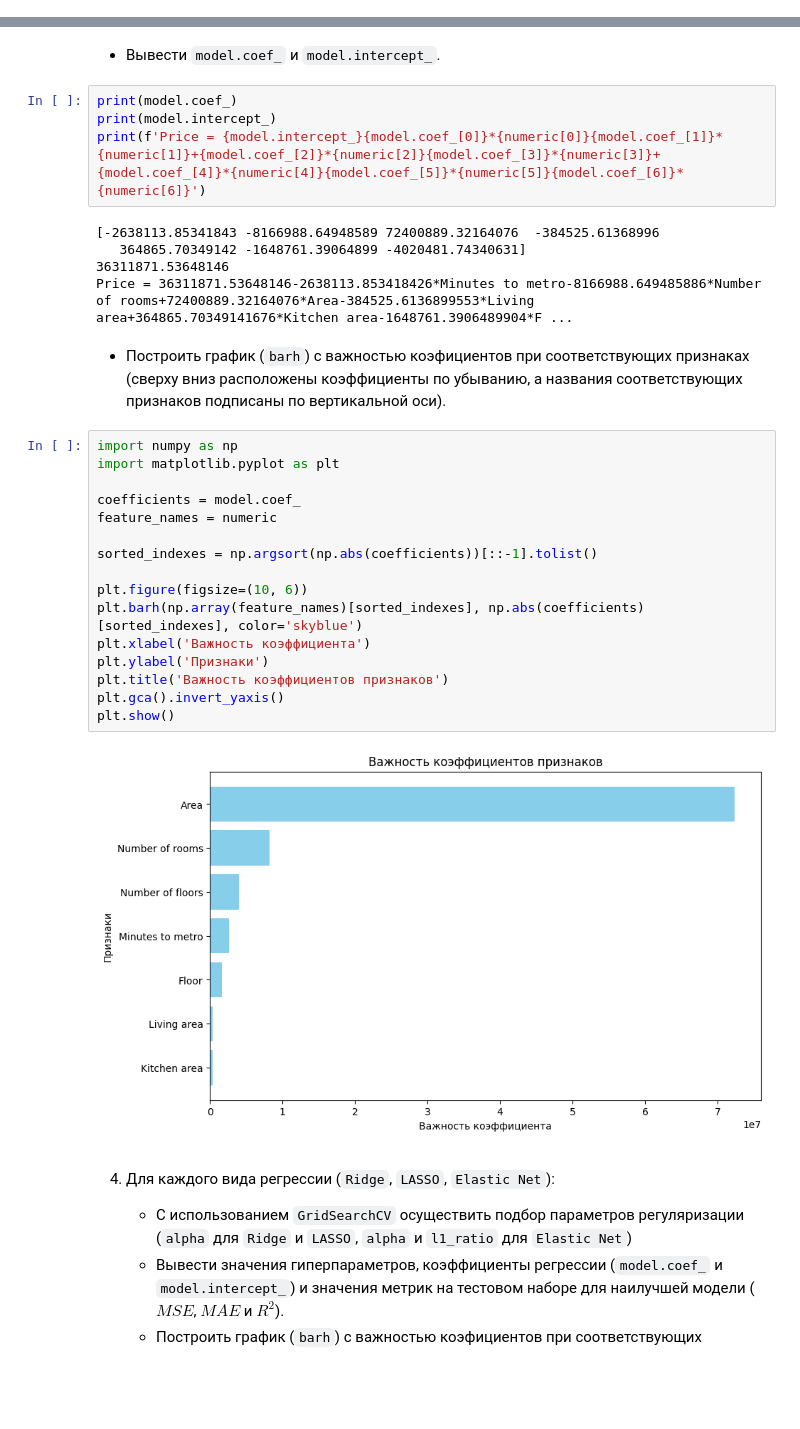
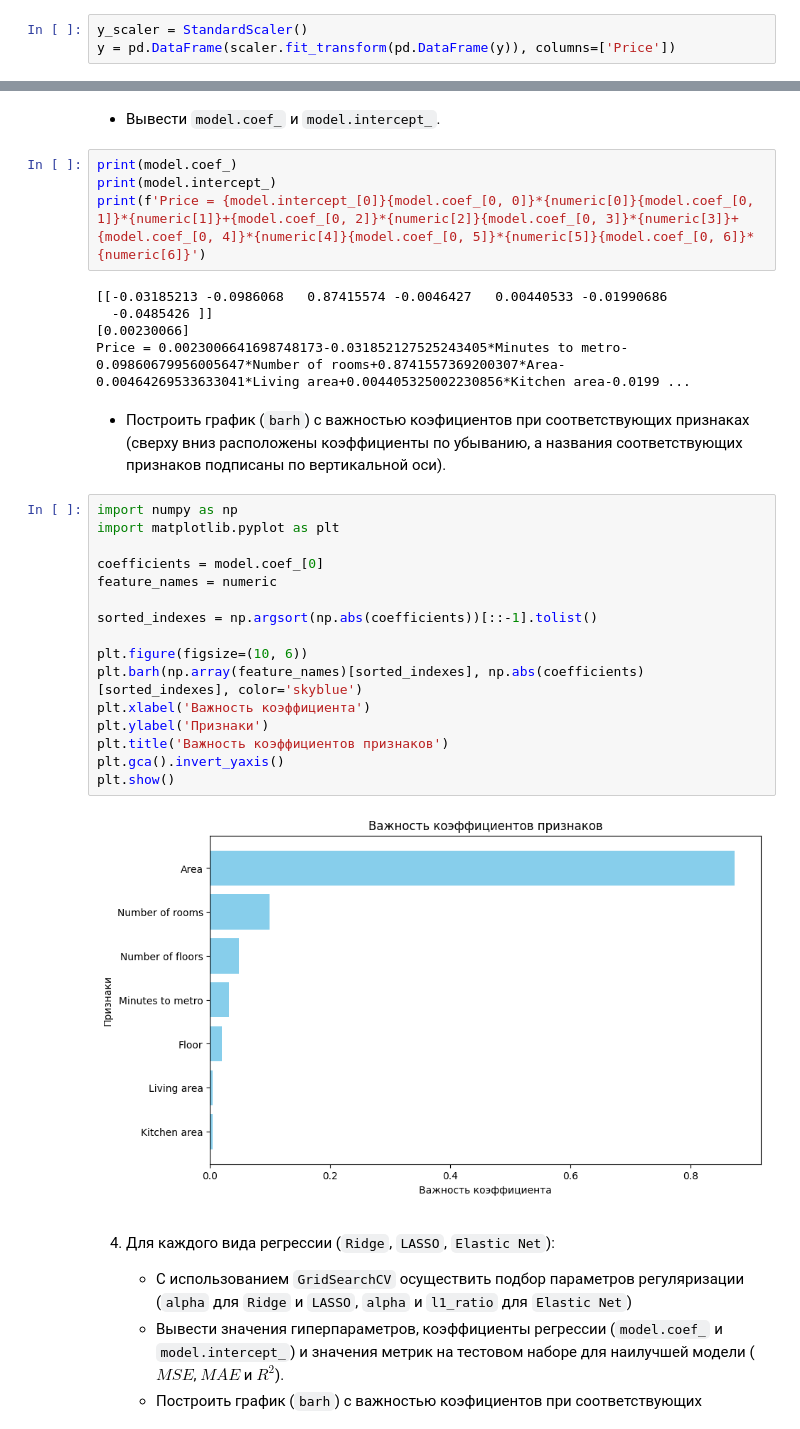
Before and after one commit to Mr-Egorchik/AI-Tech, a Jupyter notebook: 6133_ChitorkinEE_lab_5_regression.ipynb, the cells around one changed output, grey strips where cells are left out. Cells and saved outputs as stored; diff of their text form; blank space fills up the shorter version.

```diff
--- a/6133_ChitorkinEE_lab_5_regression.ipynb
+++ b/6133_ChitorkinEE_lab_5_regression.ipynb
@@ -95,6 +95,9 @@ X_scaled.head()
 | 2 | Secondary | Мякинино | 0.340311 | Moscow region | -0.684669 | -0.398830 | -0.585413 | ... |
 | 3 | Secondary | Строгино | -0.626758 | Moscow region | -0.684669 | -0.539248 | -0.590659 | ... |
 | 4 | Secondary | Опалиха | -0.949114 | Moscow region | -0.684669 | -0.501218 | -0.611644 | ... |
+# %%
+y_scaler = StandardScaler()
+y = pd.DataFrame(scaler.fit_transform(pd.DataFrame(y)), columns=['Price'])
 # %% [markdown]
    - Визуализировать `heatmap`-матрицу кореллированности признаков.
 # %%
@@ -160,32 +163,32 @@ print(f"Коэффициент детерминации (R2 score): {R2(y_test,
 # %%
 print(model.coef_)
 print(model.intercept_)
-print(f'Price = {model.intercept_}{model.coef_[0]}*{numeric[0]}{model.coef_[1]}*{numeric[1]}+{model.coef_[2]}*{numeric[2]}{model.coef_[3]}*{numeric[3]}+{model.coef_[4]}*{numeric[4]}{model.coef_[5]}*{numeric[5]}{model.coef_[6]}*{numeric[6]}')
+print(f'Price = {model.intercept_[0]}{model.coef_[0, 0]}*{numeric[0]}{model.coef_[0, 1]}*{numeric[1]}+{model.coef_[0, 2]}*{numeric[2]}{model.coef_[0, 3]}*{numeric[3]}+{model.coef_[0, 4]}*{numeric[4]}{model.coef_[0, 5]}*{numeric[5]}{model.coef_[0, 6]}*{numeric[6]}')
 # %% [output]
-[-2638113.85341843 -8166988.64948589 72400889.32164076  -384525.61368996
-   364865.70349142 -1648761.39064899 -4020481.74340631]
-36311871.53648146
-Price = 36311871.53648146-2638113.853418426*Minutes to metro-8166988.649485886*Number of rooms+72400889.32164076*Area-384525.6136899553*Living area+364865.70349141676*Kitchen area-1648761.3906489904*F ...
+[[-0.03185213 -0.0986068   0.87415574 -0.0046427   0.00440533 -0.01990686
+  -0.0485426 ]]
+[0.00230066]
+Price = 0.0023006641698748173-0.031852127525243405*Minutes to metro-0.09860679956005647*Number of rooms+0.8741557369200307*Area-0.00464269533633041*Living area+0.004405325002230856*Kitchen area-0.0199 ...
 # %% [markdown]
    - Построить график (`barh`) с важностью коэфициентов при соответствующих признаках (сверху вниз расположены коэффициенты по убыванию, а названия соответствующих признаков подписаны по вертикальной оси).
 # %%
 import numpy as np
 import matplotlib.pyplot as plt
 
-coefficients = model.coef_
+coefficients = model.coef_[0]
 feature_names = numeric
 
 sorted_indexes = np.argsort(np.abs(coefficients))[::-1].tolist()
 
 plt.figure(figsize=(10, 6))
 plt.barh(np.array(feature_names)[sorted_indexes], np.abs(coefficients)[sorted_indexes], color='skyblue')
 plt.xlabel('Важность коэффициента')
 plt.ylabel('Признаки')
 plt.title('Важность коэффициентов признаков')
 plt.gca().invert_yaxis()
 plt.show()
 # %% [output]
-[figure, old version]
+[figure, new version]
 # %% [markdown]
 4. Для каждого вида регрессии (`Ridge`, `LASSO`, `Elastic Net`):
    - С использованием `GridSearchCV` осуществить подбор параметров регуляризации (`alpha` для `Ridge` и `LASSO`, `alpha` и `l1_ratio` для `Elastic Net`)
```
Also changed, not shown: parts of 15 cells of this notebook.
